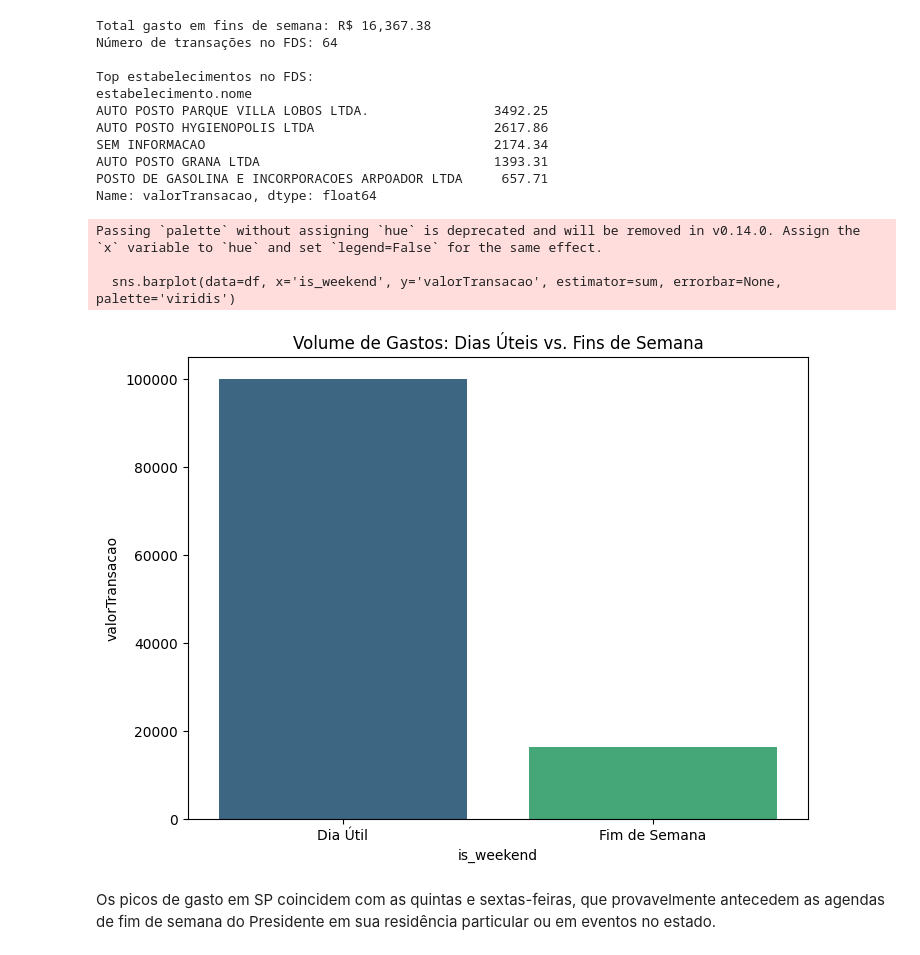
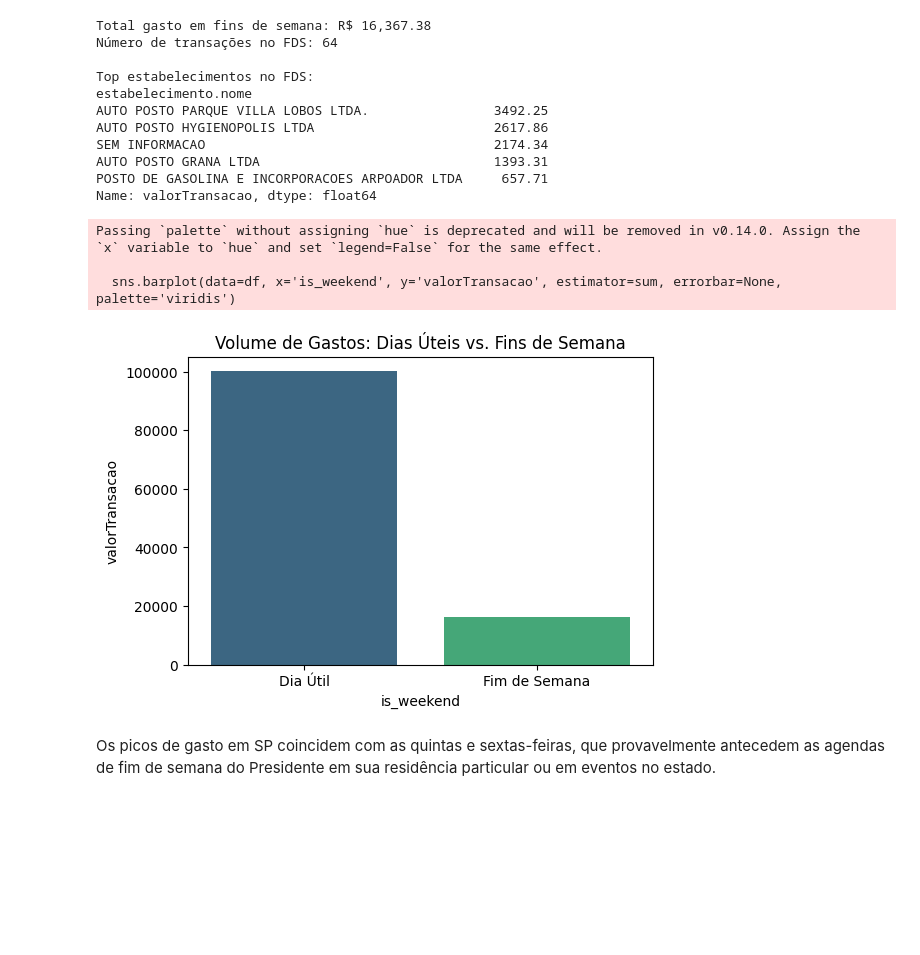
Before and after one commit to anacarolcortez/gastos-cartao-corporativo-presidencia-2025, a Jupyter notebook: cartao_de_pagamento.ipynb, the cells around one changed output. Saved outputs shown, nothing was run; the diff lists cells and outputs as text; code cells hidden in the pictures; blank space fills up the shorter version.

```diff
--- a/cartao_de_pagamento.ipynb
+++ b/cartao_de_pagamento.ipynb
@@ -335,17 +346,17 @@ Name: valorTransacao, dtype: float64
 # %%
 import seaborn as sns
 import matplotlib.pyplot as plt
 
-plt.figure(figsize=(8, 6))
+plt.figure(figsize=(6, 4))
 sns.barplot(data=df, x='is_weekend', y='valorTransacao', estimator=sum, errorbar=None, palette='viridis')
 plt.xticks([0, 1], ['Dia Útil', 'Fim de Semana'])
 plt.title('Volume de Gastos: Dias Úteis vs. Fins de Semana')
 plt.show()
 # %% [output]
 Passing `palette` without assigning `hue` is deprecated and will be removed in v0.14.0. Assign the `x` variable to `hue` and set `legend=False` for the same effect.
 
   sns.barplot(data=df, x='is_weekend', y='valorTransacao', estimator=sum, errorbar=None, palette='viridis')
-[figure, old version]
+[figure, new version]
 # %% [markdown]
 Os picos de gasto em SP coincidem com as quintas e sextas-feiras, que provavelmente antecedem as agendas de fim de semana do Presidente em sua residência particular ou em eventos no estado.
 # %%
```
Also changed, not shown: parts of 2 cells of this notebook.
